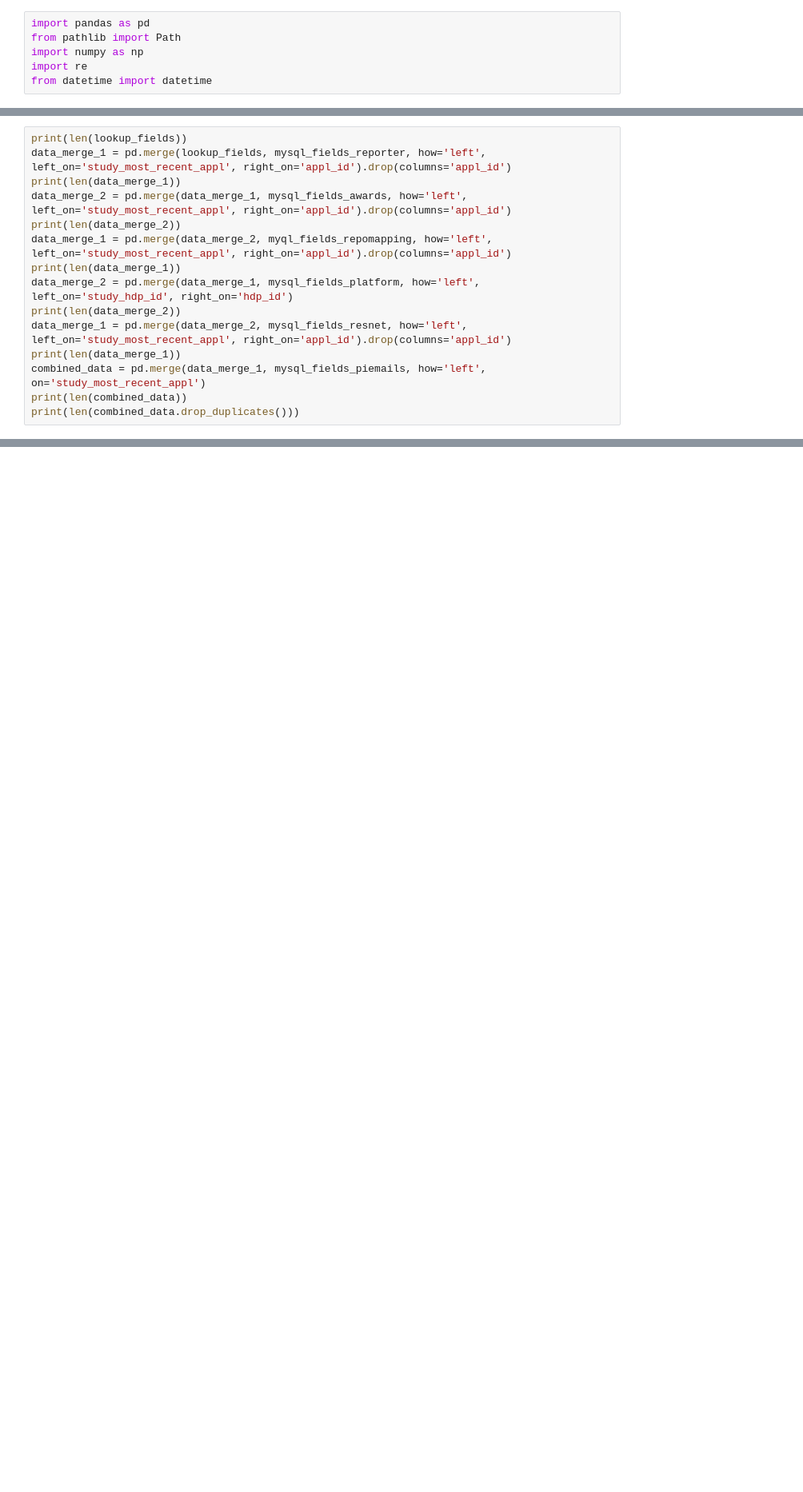
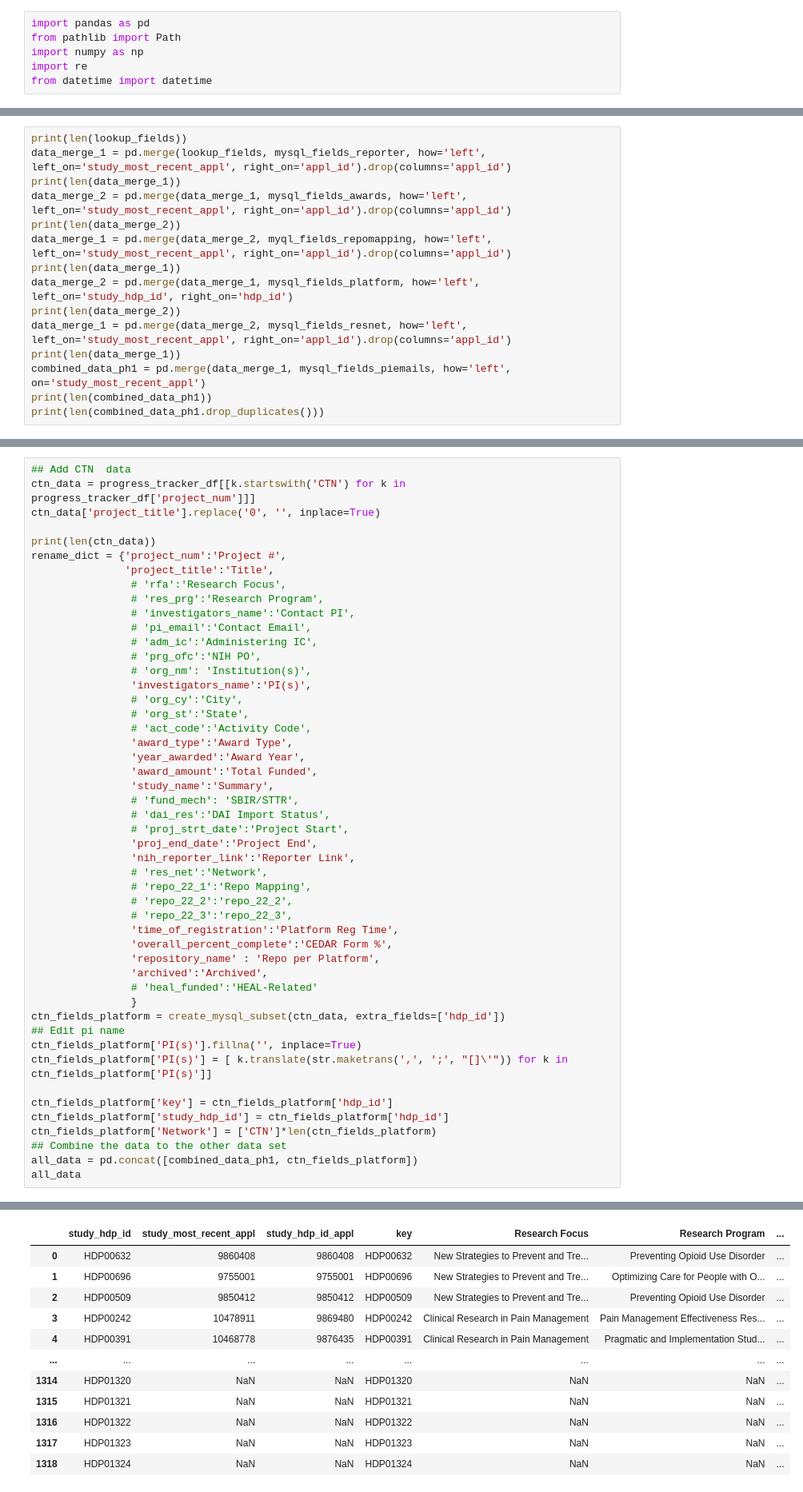
Before and after one commit to scmyer/metadata-sync, a Jupyter notebook: notebooks/UpdateMondayBoardFromMySQL.ipynb, the cells around one changed output, grey strips where cells are left out. Shown at 80% size. Drawn from its saved outputs; the diff is of its cells as text; blank space fills up the shorter version.

```diff
--- a/notebooks/UpdateMondayBoardFromMySQL.ipynb
+++ b/notebooks/UpdateMondayBoardFromMySQL.ipynb
@@ -256,7 +272,7 @@ data_merge_2 = pd.merge(data_merge_1, mysql_fields_platform, how='left', left_on
 print(len(data_merge_2))
 data_merge_1 = pd.merge(data_merge_2, mysql_fields_resnet, how='left', left_on='study_most_recent_appl', right_on='appl_id').drop(columns='appl_id')
 print(len(data_merge_1))
-combined_data = pd.merge(data_merge_1, mysql_fields_piemails, how='left', on='study_most_recent_appl')
-print(len(combined_data))
-print(len(combined_data.drop_duplicates()))
+combined_data_ph1 = pd.merge(data_merge_1, mysql_fields_piemails, how='left', on='study_most_recent_appl')
+print(len(combined_data_ph1))
+print(len(combined_data_ph1.drop_duplicates()))
 # %% [output]
@@ -293,0 +310,50 @@ HEAL-Related : 26
+# %%
+## Add CTN  data
+ctn_data = progress_tracker_df[[k.startswith('CTN') for k in progress_tracker_df['project_num']]]
+ctn_data['project_title'].replace('0', '', inplace=True)
+
+print(len(ctn_data))
+rename_dict = {'project_num':'Project #',
+               'project_title':'Title',
+                # 'rfa':'Research Focus',
+                # 'res_prg':'Research Program',
+                # 'investigators_name':'Contact PI',
+                # 'pi_email':'Contact Email',
+                # 'adm_ic':'Administering IC',
+                # 'prg_ofc':'NIH PO',
+                # 'org_nm': 'Institution(s)',
+                'investigators_name':'PI(s)',
+                # 'org_cy':'City',
+                # 'org_st':'State',
+                # 'act_code':'Activity Code',
+                'award_type':'Award Type',
+                'year_awarded':'Award Year',
+                'award_amount':'Total Funded',
+                'study_name':'Summary',
+                # 'fund_mech': 'SBIR/STTR',
+                # 'dai_res':'DAI Import Status',
+                # 'proj_strt_date':'Project Start',
+                'proj_end_date':'Project End',
+                'nih_reporter_link':'Reporter Link',
+                # 'res_net':'Network',
+                # 'repo_22_1':'Repo Mapping',
+                # 'repo_22_2':'repo_22_2',
+                # 'repo_22_3':'repo_22_3',
+                'time_of_registration':'Platform Reg Time',
+                'overall_percent_complete':'CEDAR Form %',
+                'repository_name' : 'Repo per Platform',
+                'archived':'Archived',
+                # 'heal_funded':'HEAL-Related'
+                }
+ctn_fields_platform = create_mysql_subset(ctn_data, extra_fields=['hdp_id'])
+## Edit pi name
+ctn_fields_platform['PI(s)'].fillna('', inplace=True)
+ctn_fields_platform['PI(s)'] = [ k.translate(str.maketrans(',', ';', "[]\'")) for k in  ctn_fields_platform['PI(s)']]
+
+ctn_fields_platform['key'] = ctn_fields_platform['hdp_id']
+ctn_fields_platform['study_hdp_id'] = ctn_fields_platform['hdp_id']
+ctn_fields_platform['Network'] = ['CTN']*len(ctn_fields_platform)
+## Combine the data to the other data set
+all_data = pd.concat([combined_data_ph1, ctn_fields_platform])
+all_data
+# %% [output]
@@ -293,0 +377,12 @@ HEAL-Related : 26
+|  | study_hdp_id | study_most_recent_appl | study_hdp_id_appl | key | Research Focus | Research Program | ... |
+| 0 | HDP00632 | 9860408 | 9860408 | HDP00632 | New Strategies to Prevent and Tre... | Preventing Opioid Use Disorder | ... |
+| 1 | HDP00696 | 9755001 | 9755001 | HDP00696 | New Strategies to Prevent and Tre... | Optimizing Care for People with O... | ... |
+| 2 | HDP00509 | 9850412 | 9850412 | HDP00509 | New Strategies to Prevent and Tre... | Preventing Opioid Use Disorder | ... |
+| 3 | HDP00242 | 10478911 | 9869480 | HDP00242 | Clinical Research in Pain Management | Pain Management Effectiveness Res... | ... |
+| 4 | HDP00391 | 10468778 | 9876435 | HDP00391 | Clinical Research in Pain Management | Pragmatic and Implementation Stud... | ... |
+| ... | ... | ... | ... | ... | ... | ... | ... |
+| 1314 | HDP01320 | NaN | NaN | HDP01320 | NaN | NaN | ... |
+| 1315 | HDP01321 | NaN | NaN | HDP01321 | NaN | NaN | ... |
+| 1316 | HDP01322 | NaN | NaN | HDP01322 | NaN | NaN | ... |
+| 1317 | HDP01323 | NaN | NaN | HDP01323 | NaN | NaN | ... |
+| 1318 | HDP01324 | NaN | NaN | HDP01324 | NaN | NaN | ... |
```
Also changed, not shown: parts of 14 cells of this notebook.
